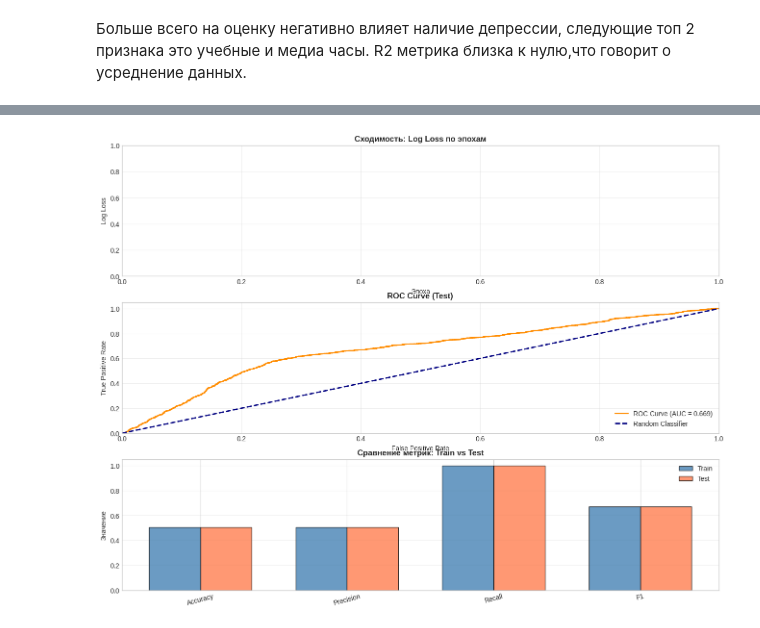
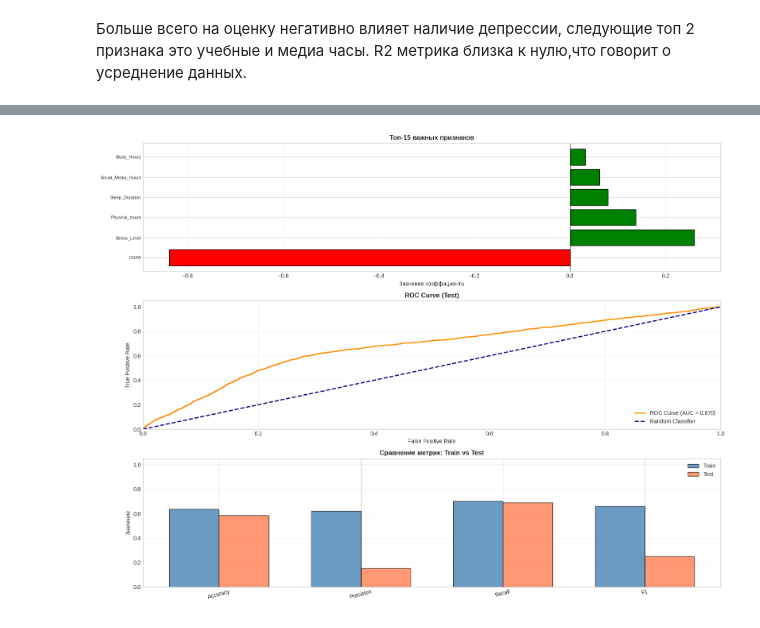
Before and after one commit to TaySon-7/APEX-Analytics, a Jupyter notebook: lab1.ipynb, the cells around one changed output, grey strips where cells are left out. Cells and saved outputs as stored; diff of their text form; code cells hidden in the pictures.

```diff
--- a/lab1.ipynb
+++ b/lab1.ipynb
@@ -569,22 +666,17 @@ df_merged = pd.concat([sample_10_percent, filteres_df_true], ignore_index=True)
 # %%
-y = df_merged["Depression"]
-X = df_merged.drop(columns=['Depression'])
+y_train = df_merged["Depression"]
+X_train = df_merged.drop(columns=['Depression'])
 df_merged.info()
-print(df_merged[df_merged["Depression"] == False])
-X_train, X_test, y_train, y_test = train_test_split(
-    X, y, test_size=0.2, random_state=42, shuffle=True
-)
+print(df_merged[df_merged["Depression"] == 1])
 
 scaler = StandardScaler()
 X_train_scaled = scaler.fit_transform(X_train)
 X_test_scaled = scaler.transform(X_test)
 epochs = 9
-model = SGDClassifier(
-    loss='log_loss',        # лог-лосс → логистическая регрессия
-    penalty='l2',           # L2-регуляризация (как в LogisticRegression)        # сила регуляризации (аналог 1/C)
-    learning_rate='constant',  # режим learning rate
-    eta0=0.01,              # НАЧАЛЬНЫЙ learning rate
-    max_iter=epochs,          # количество эпох
+model = LogisticRegression(
+    class_weight='balanced',
+    C=0.1,  # регуляризация
+    max_iter=epochs,
     random_state=42
 )
 model.fit(X_train, y_train)
@@ -600,7 +692,7 @@ def evaluate_classification(y_true, y_pred, y_proba=None, dataset_name="Dataset"
     f1 = f1_score(y_true, y_pred, zero_division=0)
     auc_roc = roc_auc_score(y_true, y_proba) if y_proba is not None else None
 
-    print(f"\n📊 Метрики для {dataset_name}:")
+    print(f"\n Метрики для {dataset_name}:")
     print(f"  Accuracy:  {accuracy:.4f}")
     print(f"  Precision: {precision:.4f}")
     print(f"  Recall:    {recall:.4f}")
@@ -617,28 +709,35 @@ test_metrics = evaluate_classification(y_test, y_test_pred, y_proba=y_test_proba
 plt.style.use('seaborn-v0_8-whitegrid')
 fig = plt.figure(figsize=(16, 12))
 
-# --- 5.1 Loss History (Log Loss по эпохам) ---
+# влияющие признаки
 ax1 = plt.subplot(3, 1, 1)
+weights_df = pd.DataFrame({
+    'feature': X.columns,
+    'weight': model.coef_[0]
+})
+weights_df = weights_df.sort_values(by='weight', key=lambda x: np.abs(x), ascending=False).head(15)
 
-ax1.set_xlabel('Эпоха', fontsize=10)
-ax1.set_ylabel('Log Loss', fontsize=10)
-ax1.set_title('Сходимость: Log Loss по эпохам', fontsize=12, fontweight='bold')
-ax1.legend(loc='upper right')
-ax1.grid(True, alpha=0.3)
-
-ax3 = plt.subplot(3, 1, 2)
+colors = ['green' if w > 0 else 'red' for w in weights_df['weight']]
+bars = ax1.barh(weights_df['feature'], weights_df['weight'], color=colors, edgecolor='black')
+ax1.set_xlabel('Значение коэффициента', fontsize=10)
+ax1.set_title('Топ важных признаков', fontsize=12, fontweight='bold')
+ax1.grid(True, alpha=0.3, axis='x')
+ax1.axvline(x=0, color='black', lw=0.5)
+plt.setp(ax1.get_yticklabels(), fontsize=8)
+# AUC-ROC кривая
+ax2 = plt.subplot(3, 1, 2)
 fpr, tpr, thresholds = roc_curve(y_test, y_test_proba[:, 1])
-ax3.plot(fpr, tpr, color='darkorange', lw=2, label=f'ROC Curve (AUC = {test_metrics["AUC-ROC"]:.3f})')
-ax3.plot([0, 1], [0, 1], color='navy', lw=2, linestyle='--', label='Random Classifier')
-ax3.set_xlim([0.0, 1.0])
-ax3.set_ylim([0.0, 1.05])
-ax3.set_xlabel('False Positive Rate', fontsize=10)
-ax3.set_ylabel('True Positive Rate', fontsize=10)
-ax3.set_title('ROC Curve (Test)', fontsize=12, fontweight='bold')
-ax3.legend(loc="lower right")
-ax3.grid(True, alpha=0.3)
-
-ax5 = plt.subplot(3, 1, 3)
+ax2.plot(fpr, tpr, color='darkorange', lw=2, label=f'ROC Curve (AUC = {test_metrics["AUC-ROC"]:.3f})')
+ax2.plot([0, 1], [0, 1], color='navy', lw=2, linestyle='--', label='Random Classifier')
+ax2.set_xlim([0.0, 1.0])
+ax2.set_ylim([0.0, 1.05])
+ax2.set_xlabel('False Positive Rate', fontsize=10)
+ax2.set_ylabel('True Positive Rate', fontsize=10)
+ax2.set_title('ROC Curve (Test)', fontsize=12, fontweight='bold')
+ax2.legend(loc="lower right")
+ax2.grid(True, alpha=0.3)
+# проверка расхождения метрик на Test и Train
+ax3 = plt.subplot(3, 1, 3)
 metrics_names = ['Accuracy', 'Precision', 'Recall', 'F1']
 x_pos = np.arange(len(metrics_names))
 width = 0.35
@@ -646,14 +745,18 @@ width = 0.35
 train_vals = [train_metrics['Accuracy'], train_metrics['Precision'], train_metrics['Recall'], train_metrics['F1']]
 test_vals = [test_metrics['Accuracy'], test_metrics['Precision'], test_metrics['Recall'], test_metrics['F1']]
 
-ax5.bar(x_pos - width/2, train_vals, width, label='Train', alpha=0.8, edgecolor='black', color='steelblue')
-ax5.bar(x_pos + width/2, test_vals, width, label='Test', alpha=0.8, edgecolor='black', color='coral')
-ax5.set_xticks(x_pos)
-ax5.set_xticklabels(metrics_names, rotation=15)
-ax5.set_ylabel('Значение', fontsize=10)
-ax5.set_title('Сравнение метрик: Train vs Test', fontsize=12, fontweight='bold')
-ax5.set_ylim(0, 1.05)
-ax5.legend()
-ax5.grid(True, alpha=0.3, axis='y')
+train_vals = [train_metrics['Accuracy'], train_metrics['Precision'], train_metrics['Recall'], train_metrics['F1']]
+test_vals = [test_metrics['Accuracy'], test_metrics['Precision'], test_metrics['Recall'], test_metrics['F1']]
+
+ax3.bar(x_pos - width/2, train_vals, width, label='Train', alpha=0.8, edgecolor='black', color='steelblue')
+ax3.bar(x_pos + width/2, test_vals, width, label='Test', alpha=0.8, edgecolor='black', color='coral')
+ax3.set_xticks(x_pos)
+ax3.set_xticklabels(metrics_names, rotation=15)
+ax3.set_ylabel('Значение', fontsize=10)
+ax3.set_title('Сравнение метрик: Train vs Test', fontsize=12, fontweight='bold')
+ax3.set_ylim(0, 1.05)
+ax3.legend()
+ax3.grid(True, alpha=0.3, axis='y')
+plt.tight_layout()
 # %% [output]
 <class 'pandas.core.frame.DataFrame'>
@@ -676 +779 @@ Data columns (total 7 columns):
-[figure, old version]
+[figure, new version]
```
Also changed, not shown: parts of 14 cells of this notebook.
